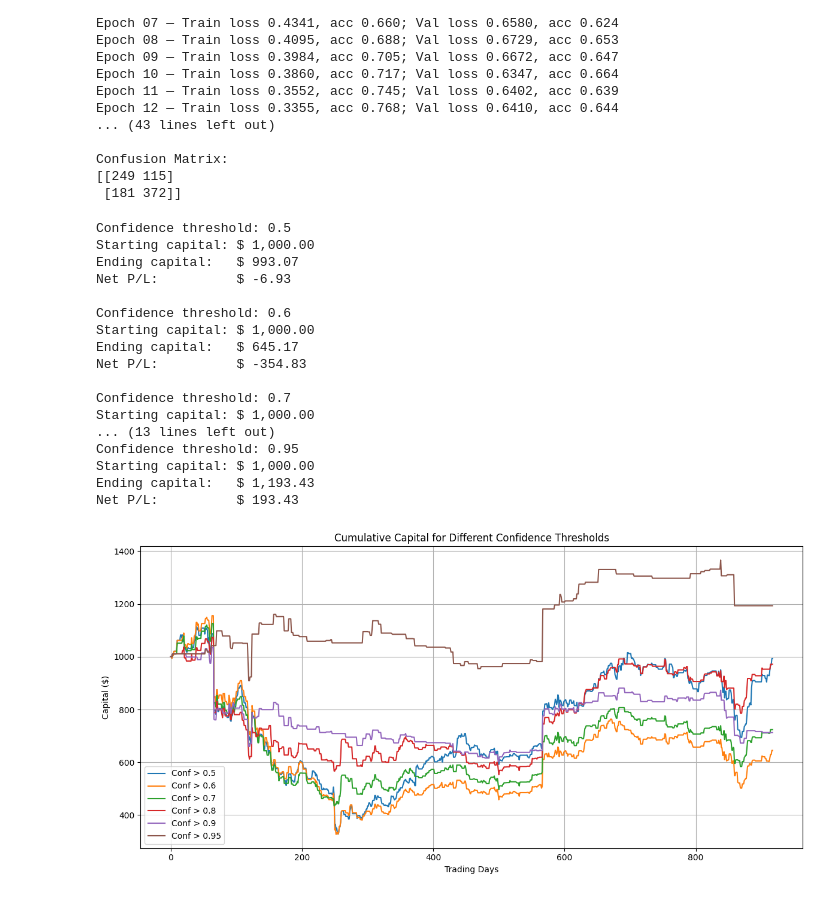
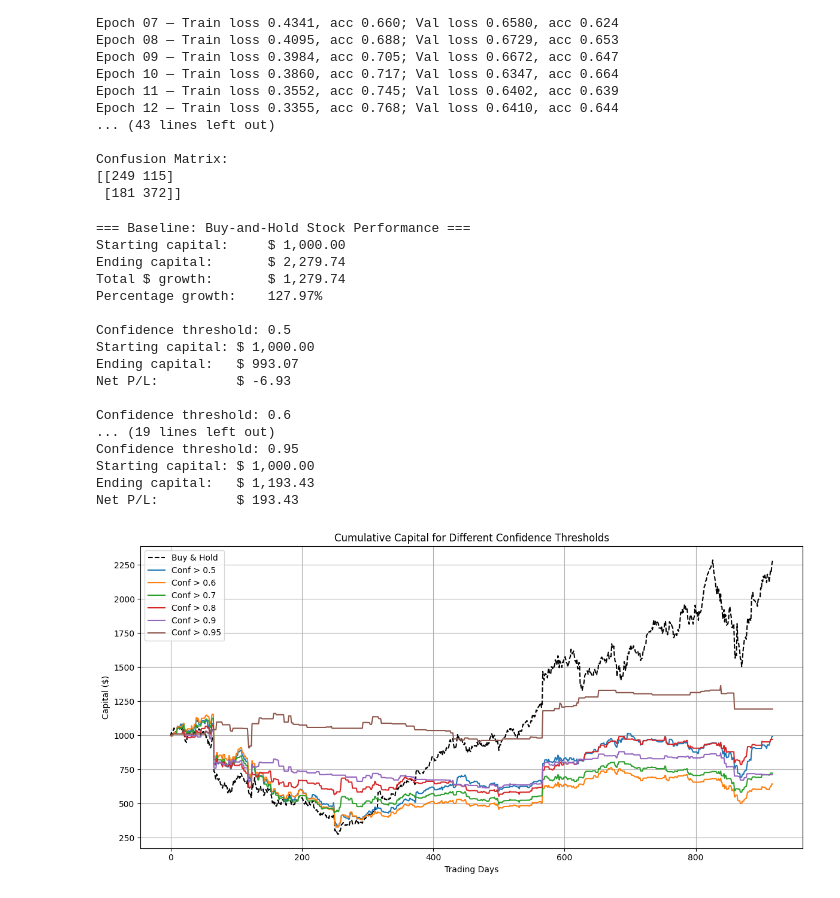
Before and after one commit to C-Kianian/CS-539-Project-Stock-Prediction, a Jupyter notebook: CLAM2.ipynb, the cells around one changed output. Drawn from its saved outputs; the diff is of its cells as text; code cells hidden in the pictures.

```diff
--- a/CLAM2.ipynb
+++ b/CLAM2.ipynb
@@ -275,6 +275,26 @@ confidence_thresholds = [0.5, 0.6, 0.7, 0.8, 0.9, 0.95]
 
 plt.figure(figsize=(12, 6))
 
+# Stock performance over the test period (baseline: buy-and-hold)
+stock_capital = initial_capital
+stock_curve = [stock_capital]
+
+for ret in test_returns:
+    stock_capital *= (1 + ret)
+    stock_curve.append(stock_capital)
+
+stock_growth = stock_capital - initial_capital
+stock_pct_growth = (stock_capital / initial_capital - 1) * 100
+
+print("=== Baseline: Buy-and-Hold Stock Performance ===")
+print(f"Starting capital:     $ {initial_capital:,.2f}")
+print(f"Ending capital:       $ {stock_capital:,.2f}")
+print(f"Total $ growth:       $ {stock_growth:,.2f}")
+print(f"Percentage growth:    {stock_pct_growth:.2f}%\n")
+
+plt.plot(stock_curve, label="Buy & Hold", linestyle="--", color="black")
+
+
 for CONF_THRESH in confidence_thresholds:
     capital = initial_capital
     capital_curve = [capital]
@@ -282,38 +302,38 @@ for CONF_THRESH in confidence_thresholds:
     for ret, pred, conf in zip(test_returns, y_pred_conf, confidences):
         if pred == 1 and conf > CONF_THRESH:
             capital *= (1 + ret)
         capital_curve.append(capital)
 
     print(f"Confidence threshold: {CONF_THRESH}")
     print(f"Starting capital: $ {initial_capital:,.2f}")
     print(f"Ending capital:   $ {capital:,.2f}")
     print(f"Net P/L:          $ {capital - initial_capital:,.2f}\n")
 
     plt.plot(capital_curve, label=f"Conf > {CONF_THRESH}")
 
 plt.title("Cumulative Capital for Different Confidence Thresholds")
 plt.xlabel("Trading Days")
 plt.ylabel("Capital ($)")
 plt.grid(True)
 plt.legend()
 plt.tight_layout()
 plt.show()
 # %% [output]
+=== Baseline: Buy-and-Hold Stock Performance ===
+Starting capital:     $ 1,000.00
+Ending capital:       $ 2,279.74
+Total $ growth:       $ 1,279.74
+Percentage growth:    127.97%
+
 Confidence threshold: 0.5
 Starting capital: $ 1,000.00
 Ending capital:   $ 993.07
 Net P/L:          $ -6.93
 
 Confidence threshold: 0.6
-Starting capital: $ 1,000.00
-Ending capital:   $ 645.17
-Net P/L:          $ -354.83
-
-Confidence threshold: 0.7
-Starting capital: $ 1,000.00
-... (13 lines left out)
+... (19 lines left out)
 Confidence threshold: 0.95
 Starting capital: $ 1,000.00
 Ending capital:   $ 1,193.43
 Net P/L:          $ 193.43
-[figure, old version]
+[figure, new version]
```
